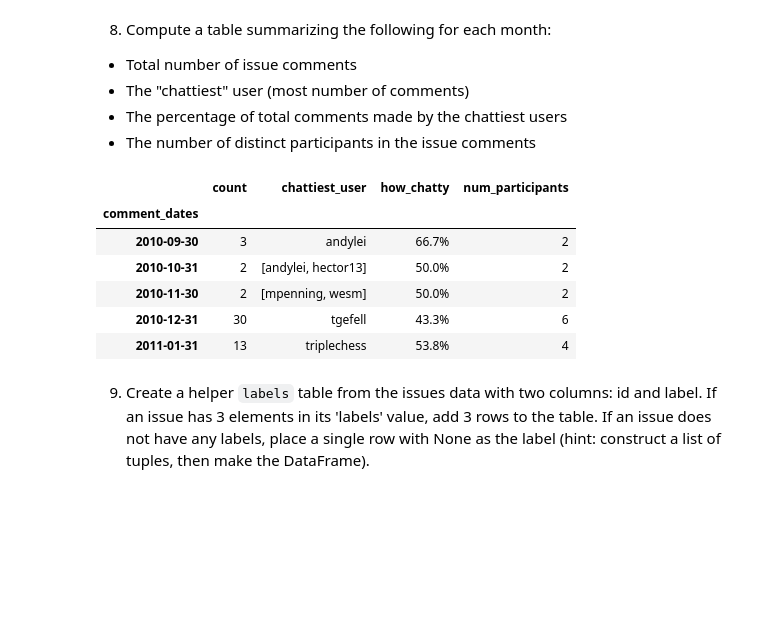
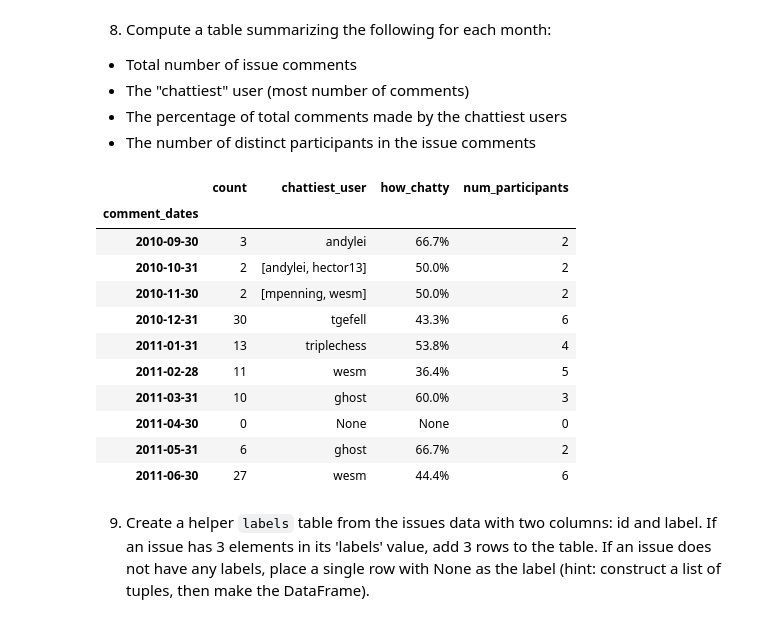
Before and after one commit to Phononic/Sean_Lubner_250HWs, a Jupyter notebook: hw7/hw7.ipynb, the cells around one changed output. Cells and saved outputs as stored; diff of their text form; code cells hidden in the pictures; blank space fills up the shorter version.

```diff
--- a/hw7/hw7.ipynb
+++ b/hw7/hw7.ipynb
@@ -117,9 +120,9 @@ for my_id in df_raw2.id:
 comments = pd.DataFrame({'id': pd.Series(ids), 'comment_dates': pd.Series(comment_creations),
                          'user':pd.Series(users)})
 comments.user = comments.user.apply(lambda x: x['login'])
-#comments.sort_index(by='comment_dates', inplace=True)
-comments.set_index('comment_dates', inplace=True)
-comments.head()
+comments.sort_index(by='comment_dates', inplace=True) # sort by when comments were made
+comments.set_index('comment_dates', inplace=True) # index by comment dates
+comments.head(10)
 # %% [output]
 |  | id | user |
 | comment_dates |  |  |
@@ -151,34 +159,39 @@ def chattiest_user(x):
         chattiest = None
     return chattiest
 
 def how_chatty(x):
     """ Takes in a Series of users who made comments, and returns the percentage of total comments
         made by the chattiest user.  Returns None if noone commented. """
     users = [x.unique()][0]
     num_comments = [list(x.values).count(y) for y in users]
     if len(users) > 0: # someone commented
         total = sum(num_comments)
         mymax = max(num_comments)
         pcnt = str(round(100.0*mymax/total,1))+'%'
     else:
         pcnt = None
     return pcnt
 
 def num_participants(x):
     """ Takes in a Series of users, and returns the number of distinct participants """
     return len([x.unique()][0])
 
 chatter = comments.user.resample('M', how=['count', chattiest_user, how_chatty, num_participants])
 
-chatter.head()
+chatter.head(10)
 # %% [output]
 |  | count | chattiest_user | how_chatty | num_participants |
 | comment_dates |  |  |  |  |
 | 2010-09-30 | 3 | andylei | 66.7% | 2 |
 | 2010-10-31 | 2 | [andylei, hector13] | 50.0% | 2 |
 | 2010-11-30 | 2 | [mpenning, wesm] | 50.0% | 2 |
 | 2010-12-31 | 30 | tgefell | 43.3% | 6 |
 | 2011-01-31 | 13 | triplechess | 53.8% | 4 |
+| 2011-02-28 | 11 | wesm | 36.4% | 5 |
+| 2011-03-31 | 10 | ghost | 60.0% | 3 |
+| 2011-04-30 | 0 | None | None | 0 |
+| 2011-05-31 | 6 | ghost | 66.7% | 2 |
+| 2011-06-30 | 27 | wesm | 44.4% | 6 |
 # %% [markdown]
 9) Create a helper ``labels`` table from the issues data with two columns: id and
 label. If an issue has 3 elements in its 'labels' value, add 3 rows to the
```
Also changed, not shown: parts of 13 cells of this notebook.
